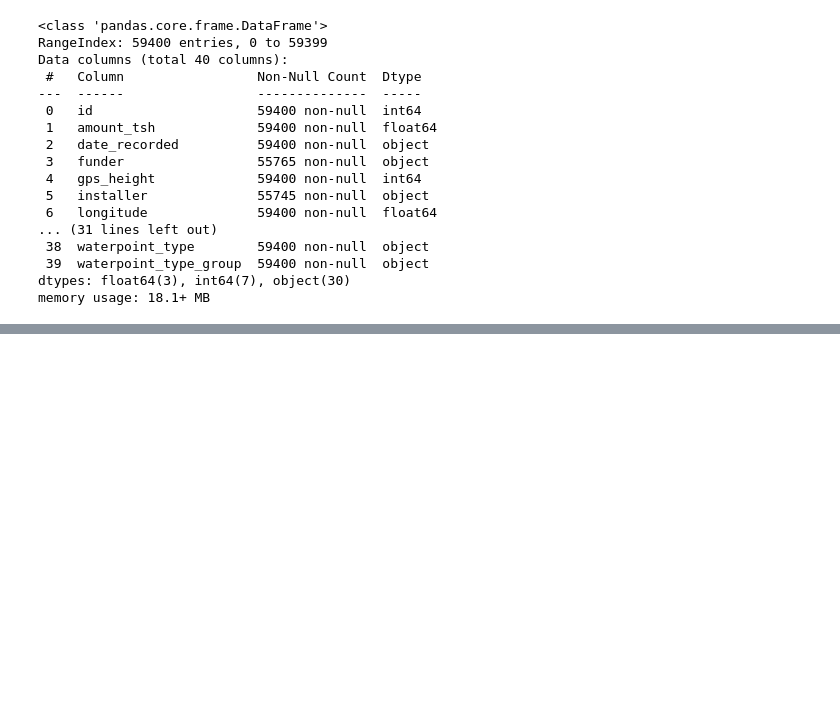
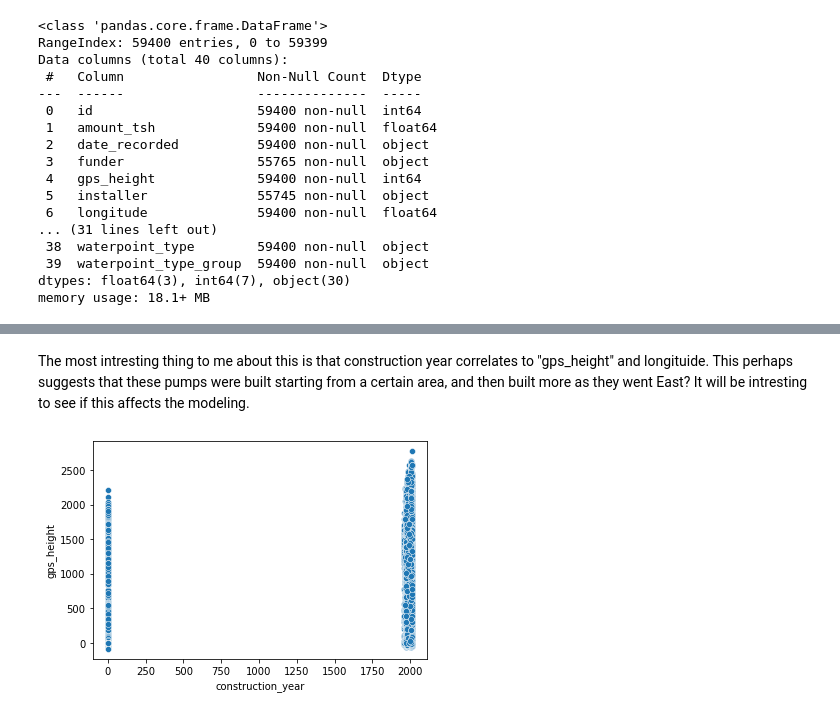
Before and after one commit to austint1121/WaterPumpPrediction, a Jupyter notebook: EDA.ipynb, the cells around one changed output, grey strips where cells are left out. Drawn from its saved outputs; the diff is of its cells as text; code cells hidden in the pictures; blank space fills up the shorter version.

```diff
--- a/EDA.ipynb
+++ b/EDA.ipynb
@@ -81,0 +93,7 @@ memory usage: 18.1+ MB
+# %% [markdown]
+The most intresting thing to me about this is that construction year correlates to "gps_height" and longituide. This perhaps suggests that these pumps were built starting from a certain area, and then built more as they went East? It will be intresting to see if this affects the modeling.
+# %%
+# Creating a scatter plot of construction year and gps height
+sns.scatterplot(x=X_train['construction_year'], y=X_train['gps_height']);
+# %% [output]
+[figure, added]
```
Also changed, not shown: parts of 4 cells of this notebook.
